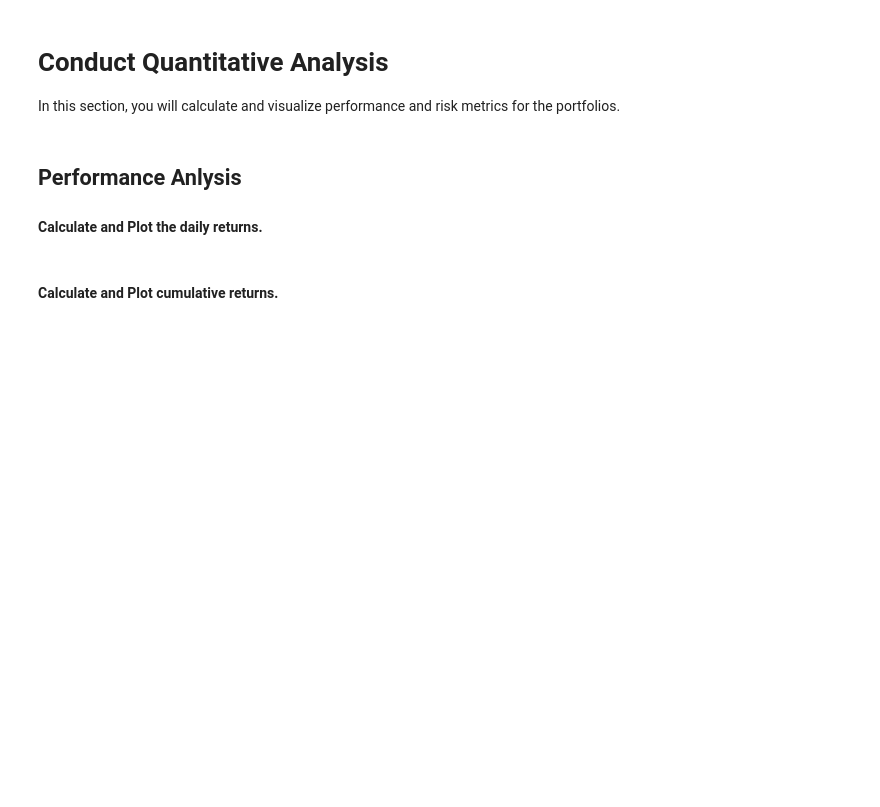
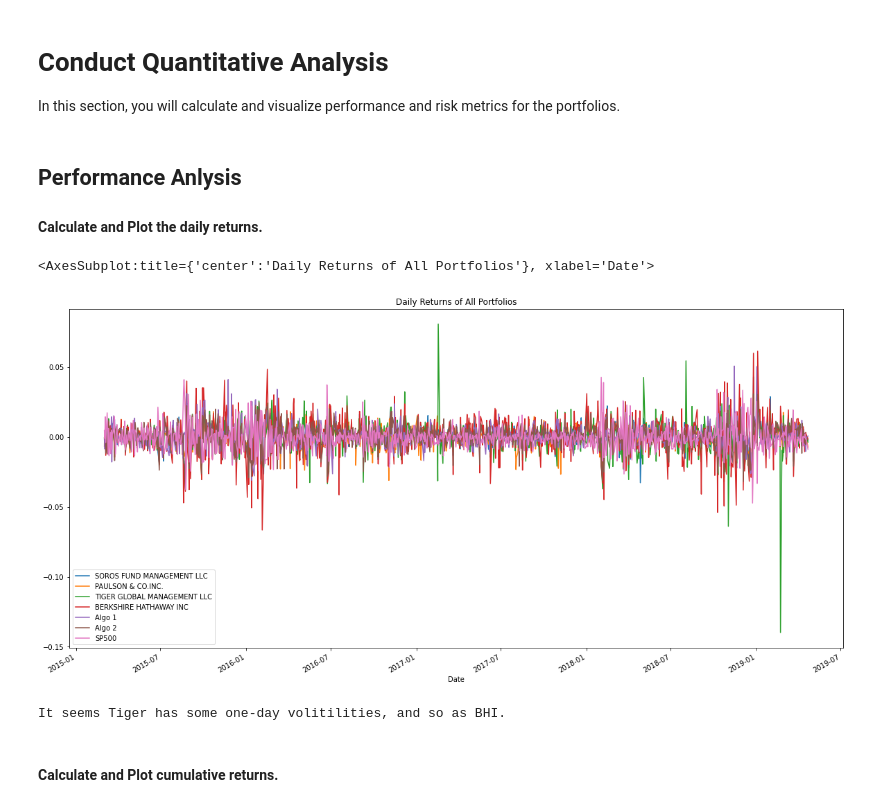
Before and after one commit to rimpi1612/pandas-portfolio, a Jupyter notebook: whale_analysis.ipynb, the cells around one changed output. Cells and saved outputs as stored; diff of their text form; code cells hidden in the pictures; blank space fills up the shorter version.

```diff
--- a/whale_analysis.ipynb
+++ b/whale_analysis.ipynb
@@ -56,4 +155,7 @@ Read the S&P 500 historic closing prices and create a new daily returns DataFram
 # %%
 # Calculate Daily Returns
+sp500_daily_returns = sp500_history.pct_change(1)
 # %%
 # Drop nulls
+sp500_daily_returns.dropna(inplace = True)
+sp500_daily_returns.head()
@@ -60,2 +170,6 @@ Read the S&P 500 historic closing prices and create a new daily returns DataFram
 # %%
 # Rename `Close` Column to be specific to this portfolio.
+# 3.2 class notes
+sp500_daily_returns = sp500_daily_returns.rename(columns = {
+    "Close": "SP500"
+})
@@ -63,3 +181,4 @@ Read the S&P 500 historic closing prices and create a new daily returns DataFram
 ## Combine Whale, Algorithmic, and S&P 500 Returns
 # %%
 # Join Whale Returns, Algorithmic Returns, and the S&P 500 Returns into a single DataFrame with columns for each portfolio's returns.
+combine_df_daily = pd.concat([whale_returns, algo_returns,sp500_daily_returns], axis = "columns",join = "inner")
@@ -75,6 +204,14 @@ In this section, you will calculate and visualize performance and risk metrics f
 #### Calculate and Plot the daily returns.
 # %%
 # Plot daily returns of all portfolios
+combine_df_daily.plot(figsize = (20,10),title='Daily Returns of All Portfolios')
+# %% [output]
+<AxesSubplot:title={'center':'Daily Returns of All Portfolios'}, xlabel='Date'>
+[figure, added]
+# %%
+print("It seems Tiger Global Management has volitilities.")
+# %% [output]
+It seems Tiger has some one-day volitilities, and so as BHI.
 # %% [markdown]
 #### Calculate and Plot cumulative returns.
 # %%
```
Also changed, not shown: parts of 63 cells of this notebook.
